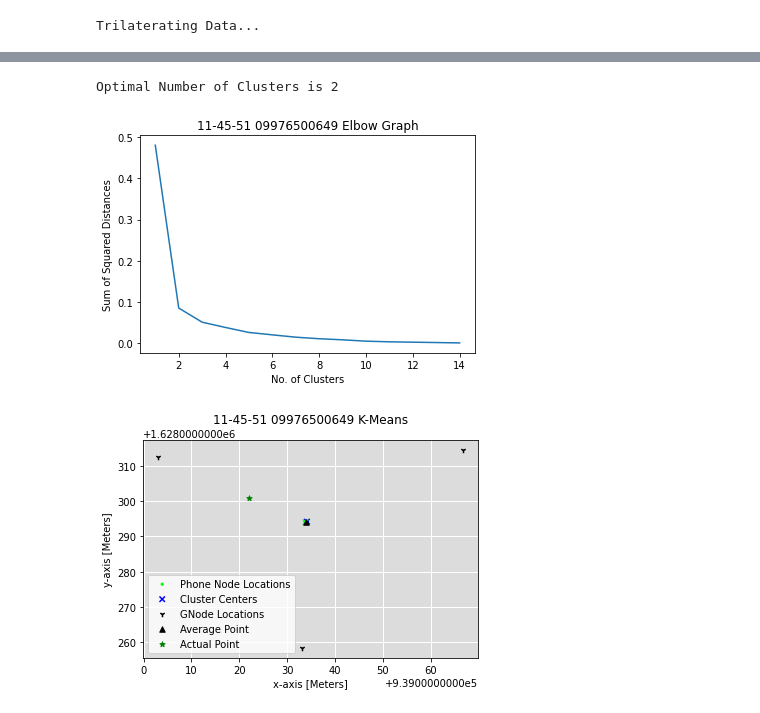
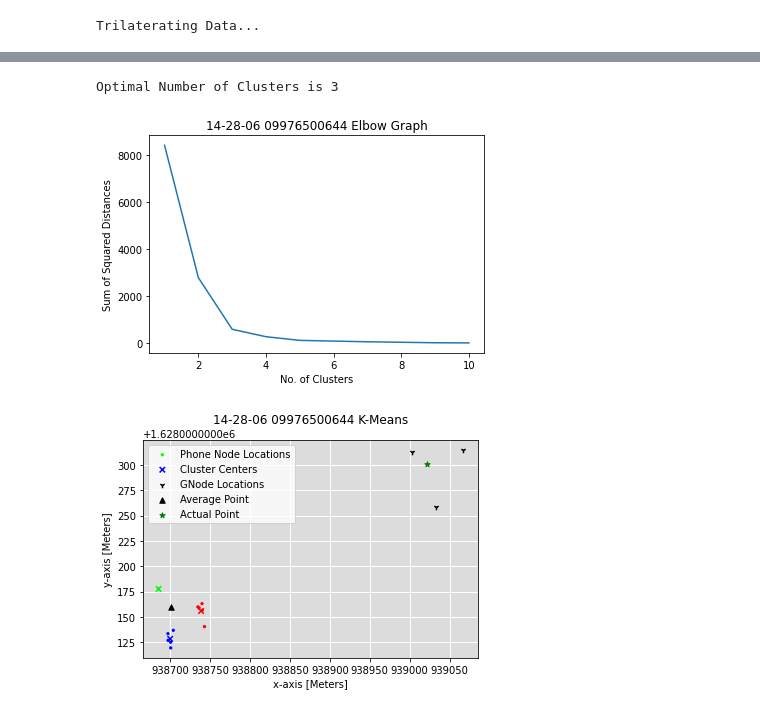
Before and after one commit to truejams/LoRa_Rescue, a Jupyter notebook: LoRa_Rescue.ipynb, the cells around one changed output, grey strips where cells are left out. Drawn from its saved outputs; the diff is of its cells as text; code cells hidden in the pictures.

```diff
--- a/LoRa_Rescue.ipynb
+++ b/LoRa_Rescue.ipynb
@@ -120,9 +139,8 @@ distanceC = list()
 phoneA = 0
 
 ###### CHANGE THIS FOR YOUR DIRECTORY
-save_destination = "D:\\Users\\Yani\\Desktop\\LoRa Rescue Data\\"
-browser_driver = "D:\\Users\\Yani\\Desktop\\LoRa Rescue Data\\chromedriver.exe"
-
+save_destination = "C:\\LoRa_Rescue\\"
+browser_driver = "C:\\LoRa_Rescue\\chromedriver.exe"
 
 # Change Current Working Directory in Python
 os.chdir(save_destination)
@@ -441,8 +468,8 @@ def firebaseUpload(firebaseConfig, localDir, cloudDir):
 
 # Manually retrieve data from rawData.csv
 # Select the start and end rows of DATA to be read
-startrow = 60
-endrow = 118
+startrow = 591
+endrow = 649
 # Import RSSI data, phone number, and timestamp
 rssiA, rssiB, rssiC, dtn, phoneA = importCSV(save_destination, startrow, endrow)
 # %%
@@ -591,37 +618,37 @@ data = np.unique(data, axis=0) #Eliminate Duplicates in data
 kmeans,inertia,elbow = kmeansOptimize(data)
 print('Optimal Number of Clusters is', elbow.knee)
 # %% [output]
-Optimal Number of Clusters is 2
+Optimal Number of Clusters is 3
 # %%
 #Elbow Plot
 plt.figure(fig)
 plt.plot(range(1,len(data)), inertia)
 plt.xlabel('No. of Clusters')
 plt.ylabel('Sum of Squared Distances')
 plt.title(dtn + ' 0' + phoneA  + ' Elbow Graph')
 plt.savefig(save_destination + dtn + ' 0' + phoneA + ' Elbow.jpg') #Change Directory Accordingly
 fig += 1
 
 # K-means Plot
 plt.figure(fig)
-plt.scatter(data[:,0],data[:,1], c=kmeans.labels_, label = 'Phone Node Locations', cmap='brg', s=5)
+plt.scatter(data[:,0],data[:,1], c=kmeans.labels_, label = 'Mobile Node Locations', cmap='brg', s=5)
 plt.scatter(kmeans.cluster_centers_[:,0], kmeans.cluster_centers_[:,1], c=list(range(1,elbow.knee+1)), marker = 'x', label = 'Cluster Centers', cmap='brg', s=30)
 plt.scatter(xg, yg, marker='1', label='GNode Locations', c='black', s=30)
 plt.scatter(xAve, yAve, marker='^', label='Average Point', c='black', s=30)
 plt.scatter(xAct, yAct, marker='*', label='Actual Point', c='green', s=30)
 plt.grid(linewidth=1, color="w")
 ax = plt.gca()
 ax.set_facecolor('gainsboro')
 ax.set_axisbelow(True)
 plt.xlabel('x-axis [Meters]')
 plt.ylabel('y-axis [Meters]')
 plt.title(dtn + ' 0' + phoneA  + ' K-Means', y=1.05)
 plt.legend()
 plt.savefig(save_destination + dtn + ' 0' + phoneA + ' K-Means.jpg') #Change Directory Accordingly
 fig += 1
 # %% [output]
-[figure, old version]
+[figure, new version]
-[figure, old version]
+[figure, new version]
 # %%
 # K-means Plot Folium Mapping
 # Cartesian to GPS Coordinate Conversion
```
Also changed, not shown: parts of 6 cells of this notebook.
